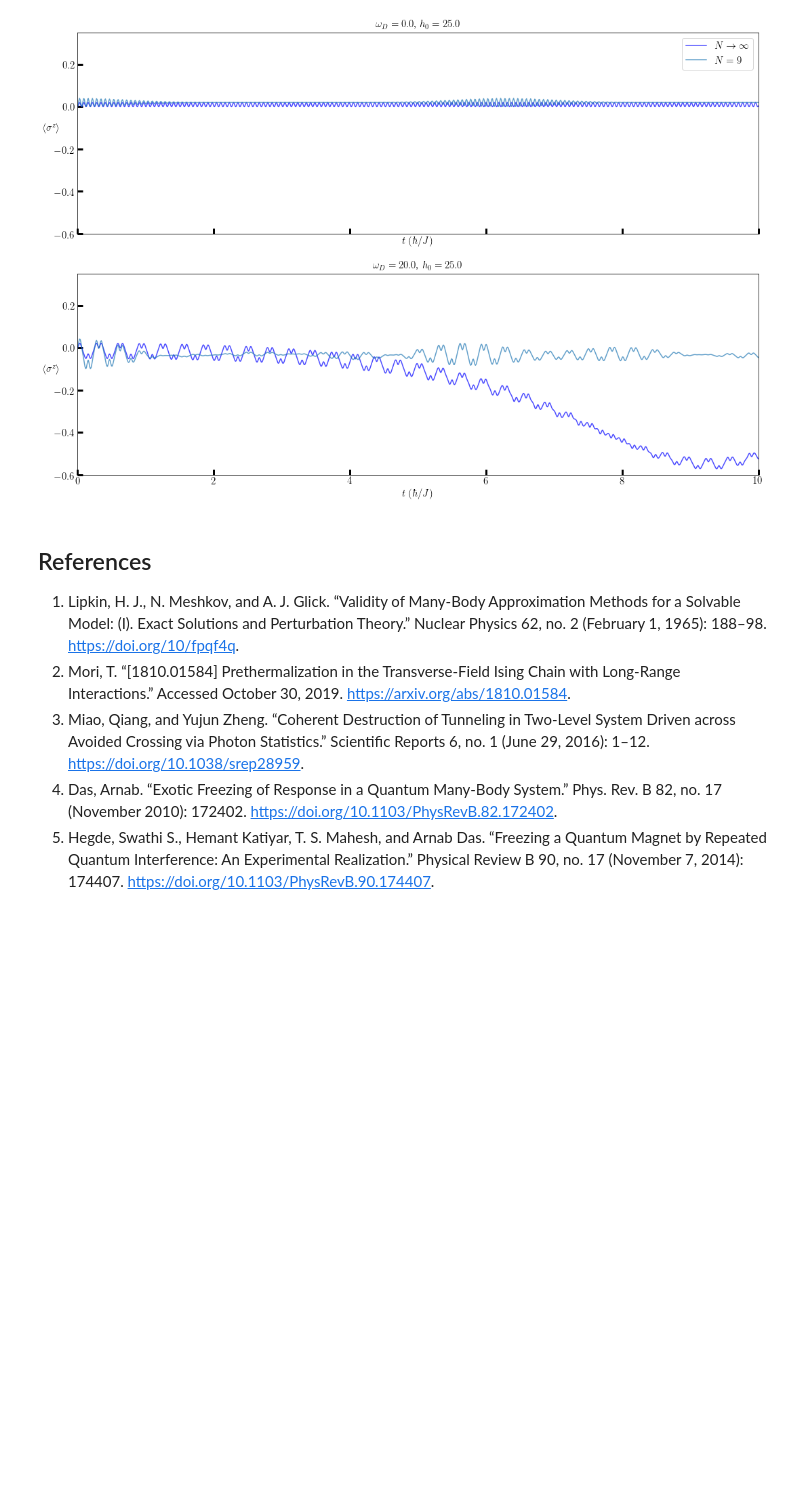
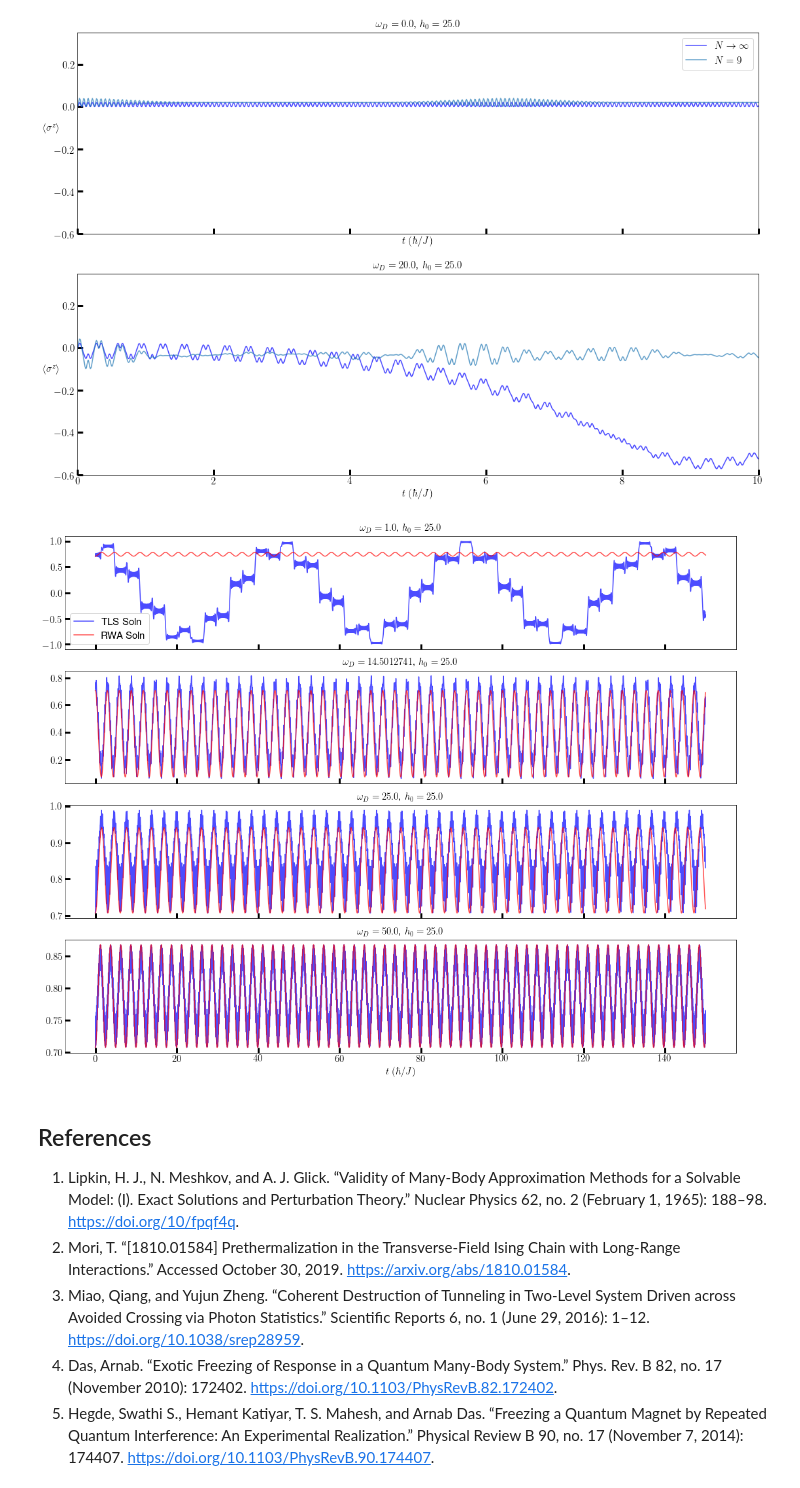
Before and after one commit to deyh2020/periodic_lipkin, a Jupyter notebook: lipkin.ipynb, the cells around one changed output. Drawn from its saved outputs; the diff is of its cells as text; code cells hidden in the pictures; blank space fills up the shorter version.

```diff
--- a/lipkin.ipynb
+++ b/lipkin.ipynb
@@ -430,6 +433,80 @@ Dumping outputs to dictionary ...
 Exact Solution for N = 9 Completed.
 []
 [figure]
+# %%
+import numpy as np
+from numpy.linalg import multi_dot, norm, eig
+from odeintw import odeintw
+from scipy.special import j0
+
+%matplotlib inline
+import matplotlib.pyplot as plt
+from matplotlib import rc
+rc('font',**{'family':'sans-serif','sans-serif':['Helvetica']})
+rc('text', usetex=True)
+fs = 15
+pheightmin = 5
+
+h1 = 1.0
+h0 = 25.0
+eta = 2.40482555769577
+omegas = [1.0, 14.5012741, h0, 2*h0]
+
+
+
+def tls_jac (psi, t, h0, omega):
+    jac = (1j) * (sx + (h1 + h0 * np.cos(omega *t))* sz)
+    return jac
+
+def tls_func (psi, t, h0, omega):
+    return np.dot(tls_jac(psi, t, h0, omega), psi)
+
+
+def rwa_jac (psi, t, h0, omega):
+    Dr = j0(2 * h0/omega)
+    jac = (1j) * (h1 * sz + Dr * sx)
+    return jac
+
+def rwa_func (psi, t, h0, omega):
+    return np.dot(rwa_jac(psi, t, h0, omega), psi)
+
+fig, axs = plt.subplots(len(omegas), 1, sharex='col', figsize=(15,12))
+
+sx = np.array([[0, 1],[ 1, 0]])
+sy = np.array([[0, -1j],[1j, 0]])
+sz = np.array([[1, 0],[0, -1]])
+
+t = np.linspace(0, 150, 20000)
+
+#Start from the t=0 ground state
+#evals, evecs = eig((1j) * tls_jac(None, 0.0, h0, 1.0))
+#psi0 = evecs[:,np.argmin(evals)].copy()
+
+#Start from eigenstate of sx
+evals, evecs = eig((1j) * tls_jac(None, 0.0, 0.0, 0.0))
+psi0 = evecs[:,np.argmin(evals)].copy()
+
+for i, w in enumerate(omegas):
+    # Set up the inputs and call odeintw to solve the system.
+    sol_tls = odeintw(tls_func, psi0, t, args=(h0, w), Dfun=tls_jac)
+    sol_rwa = odeintw(rwa_func, psi0, t, args=(h0, w), Dfun=rwa_jac)
+    #calculate expectation values
+    mz_tls = np.einsum("ij,jk,ik->i", sol_tls.conjugate(), sz, sol_tls)
+    mz_rwa = np.einsum("ij,jk,ik->i", sol_rwa.conjugate(), sz, sol_rwa)
+    axs[i].set_title(r"$\omega_D = {}$, ".format(w) + r"$h_0 = {}$ ".format(h0), fontsize=fs)
+    axs[i].plot(t, mz_tls.real, 'b', label = "TLS Soln", alpha=0.7)
+    axs[i].plot(t, mz_rwa.real, 'r', label = "RWA Soln", alpha=0.7)
+    axs[i].tick_params(direction='in', length=8, width=3, labelsize=fs)
+
+axs[len(omegas)-1].set_xlabel(r'$t\;(\hbar/J)$',fontsize=fs)
+
+legend0 = axs[0].legend(prop={'size': fs})
+
+# Norm sanity check
+#plt.plot(t, np.abs(sol_mf[:, 0])**2 + np.abs(sol_mf[:, 1])**2)
+fig.tight_layout()
+# %% [output]
+[figure, added]
 # %% [markdown]
 ## References
 1. Lipkin, H. J., N. Meshkov, and A. J. Glick. “Validity of Many-Body Approximation Methods for a Solvable Model: (I). Exact Solutions and Perturbation Theory.” Nuclear Physics 62, no. 2 (February 1, 1965): 188–98. https://doi.org/10/fpqf4q.
```
Also changed, not shown: parts of 1 cell of this notebook.
